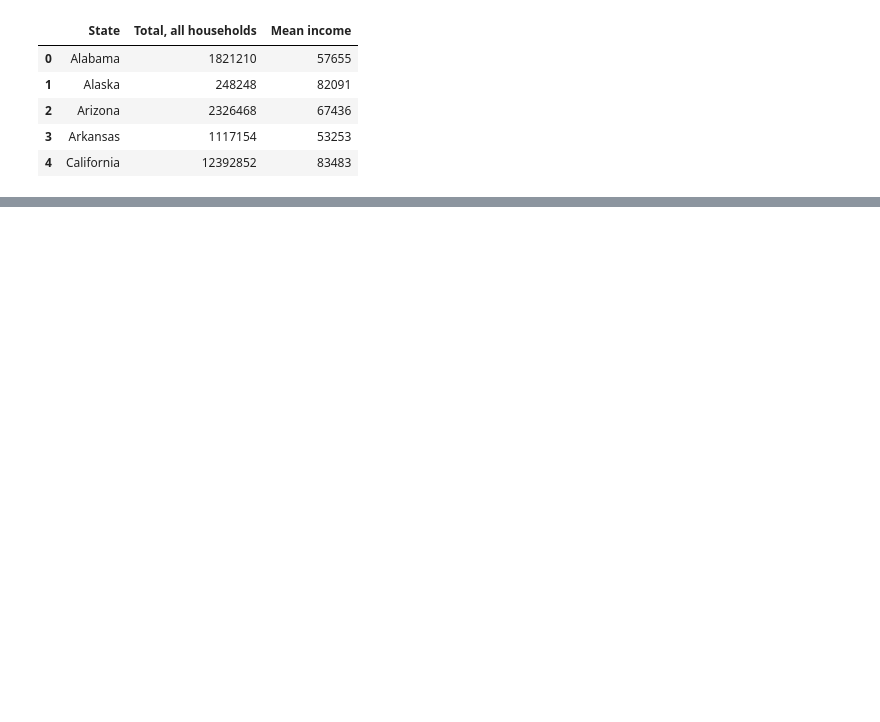
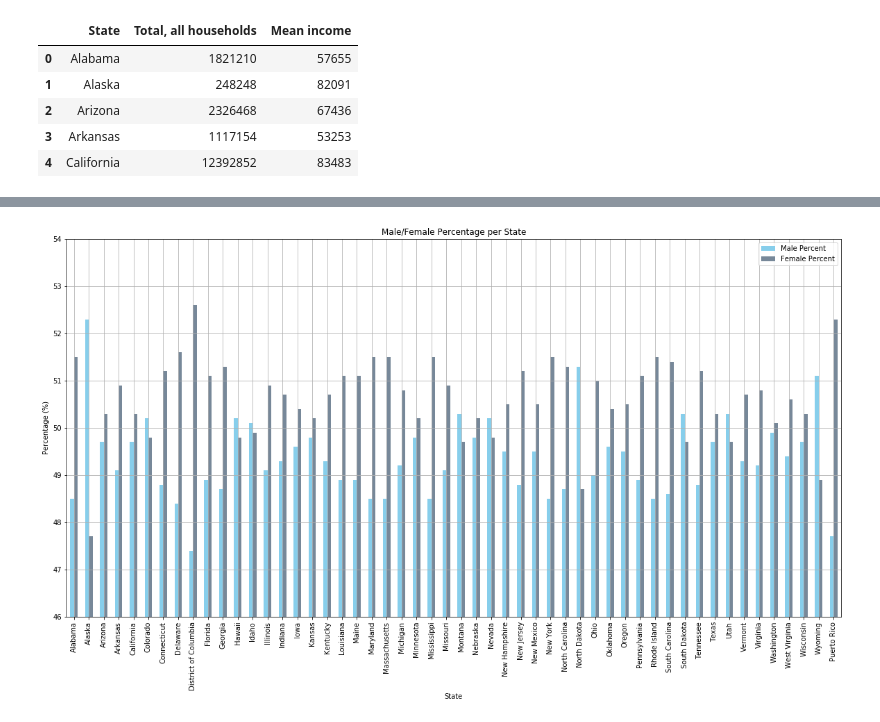
Before and after one commit to ericaleon/mental-health, a Jupyter notebook: Demographics.ipynb, the cells around one changed output, grey strips where cells are left out. Cells and saved outputs as stored; diff of their text form; code cells hidden in the pictures; blank space fills up the shorter version.

Commit message:
more graphs!

```diff
--- a/Demographics.ipynb
+++ b/Demographics.ipynb
@@ -311,0 +69,13 @@ sizes_race = ["83.68", "7.63", "1.61", "2.63", "0.03", "1.85"]
+# %%
+#male/female bar graph
+demo_data.plot.bar(x = "State", y = ["Male Percent", "Female Percent"], rot = 90, color=["skyblue", "lightslategrey"])
+plt.title("Male/Female Percentage per State")
+plt.ylabel("Percentage (%)")
+plt.ylim(46, 54)
+plt.grid()
+
+plt.savefig("MaleFemalePerState.png")
+
+plt.show()
+# %% [output]
+[figure, added]
```
Also changed, not shown: parts of 35 cells of this notebook, 13 other files.
